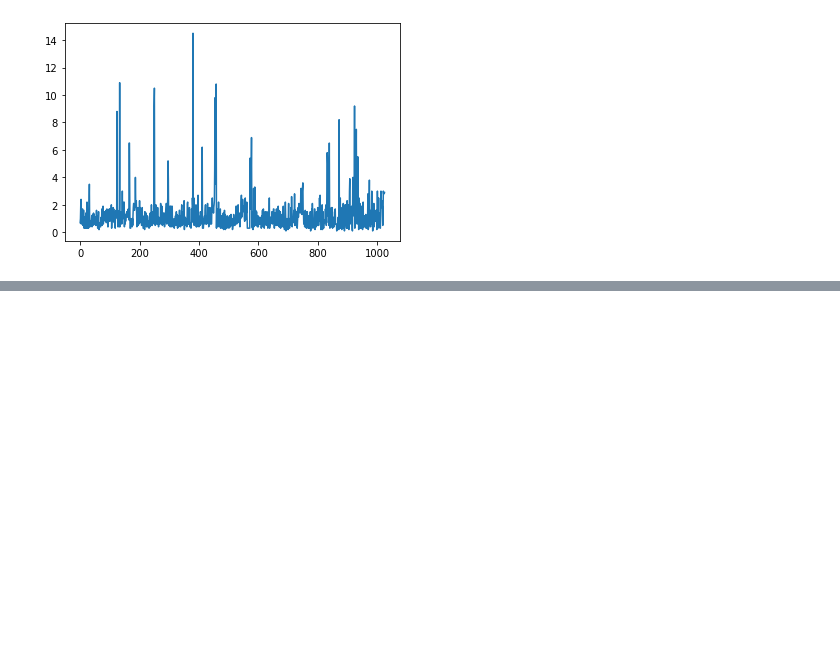
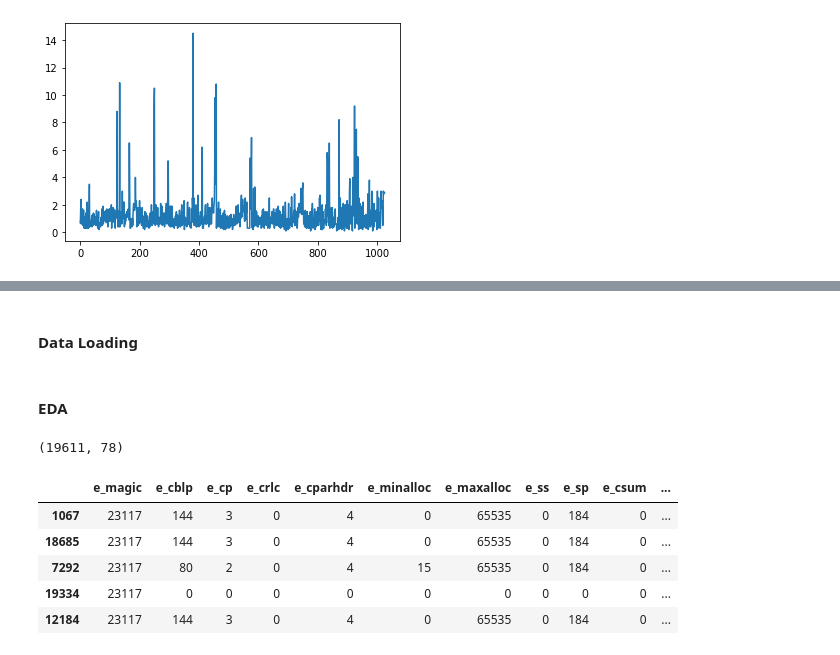
Before and after one commit to Circuito-io/ComponentEditor, a Jupyter notebook: F_22.ipynb, the cells around one changed output, grey strips where cells are left out. Drawn from its saved outputs; the diff is of its cells as text; code cells hidden in the pictures; blank space fills up the shorter version.

```diff
--- a/F_22.ipynb
+++ b/F_22.ipynb
@@ -143,0 +192,2 @@ tall_legendary_pokemons = dataset[ (dataset['height_m'] > 10) & (dataset['status
+# %% [markdown]
+#### Data Loading
@@ -143,0 +196,15 @@ tall_legendary_pokemons = dataset[ (dataset['height_m'] > 10) & (dataset['status
+# %% [markdown]
+#### EDA
+# %%
+dataset.shape
+# %% [output]
+(19611, 78)
+# %%
+dataset.sample(5)
+# %% [output]
+|  | e_magic | e_cblp | e_cp | e_crlc | e_cparhdr | e_minalloc | e_maxalloc | e_ss | e_sp | e_csum | ... |
+| 1067 | 23117 | 144 | 3 | 0 | 4 | 0 | 65535 | 0 | 184 | 0 | ... |
+| 18685 | 23117 | 144 | 3 | 0 | 4 | 0 | 65535 | 0 | 184 | 0 | ... |
+| 7292 | 23117 | 80 | 2 | 0 | 4 | 15 | 65535 | 0 | 184 | 0 | ... |
+| 19334 | 23117 | 0 | 0 | 0 | 0 | 0 | 0 | 0 | 0 | 0 | ... |
+| 12184 | 23117 | 144 | 3 | 0 | 4 | 0 | 65535 | 0 | 184 | 0 | ... |
```
Also changed, not shown: parts of 47 cells of this notebook.
